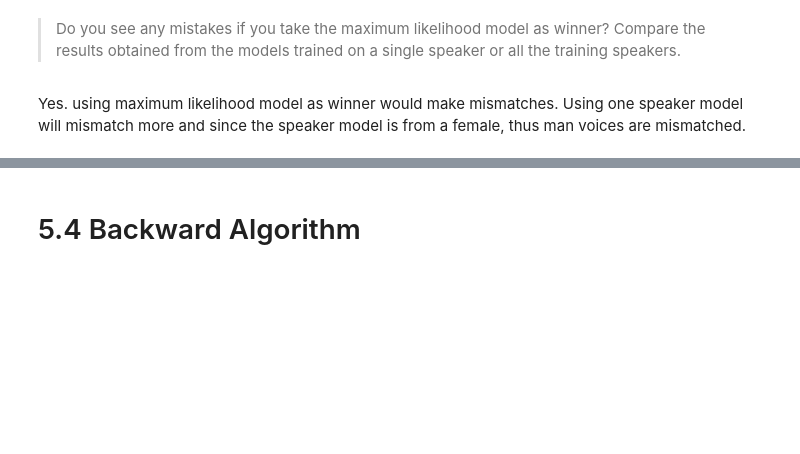
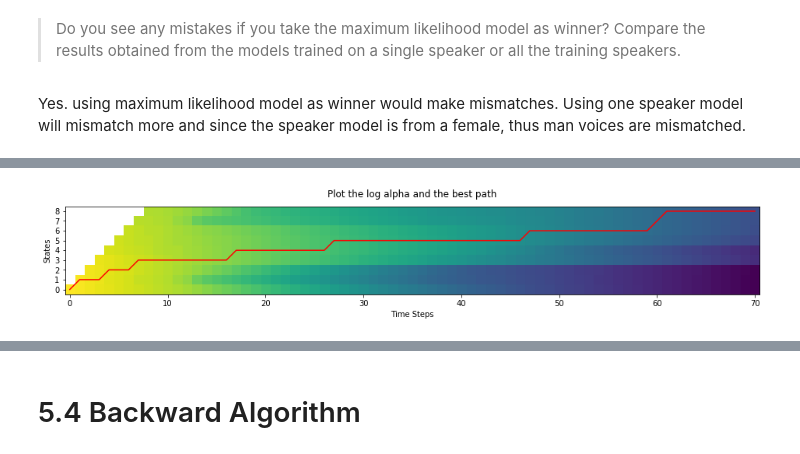
Before and after one commit to chris4540/DT2119, a Jupyter notebook: lab2/Presentation.ipynb, the cells around one changed output, grey strips where cells are left out. Saved outputs shown, nothing was run; the diff lists cells and outputs as text; code cells hidden in the pictures; blank space fills up the shorter version.

```diff
--- a/lab2/Presentation.ipynb
+++ b/lab2/Presentation.ipynb
@@ -59,0 +61,11 @@ Yes. using maximum likelihood model as winner would make mismatches. Using one s
+# %%
+plt.matshow(log_alpha.T, origin='lower')
+plt.plot(best_path, color='red')
+ax = plt.gca()
+ax.xaxis.set_ticks_position('bottom')
+plt.title("Plot the log alpha and the best path")
+plt.ylabel("States")
+plt.xlabel("Time Steps")
+plt.show()
+# %% [output]
+[figure, added]
```
Also changed, not shown: parts of 11 cells of this notebook, 2 other files.
